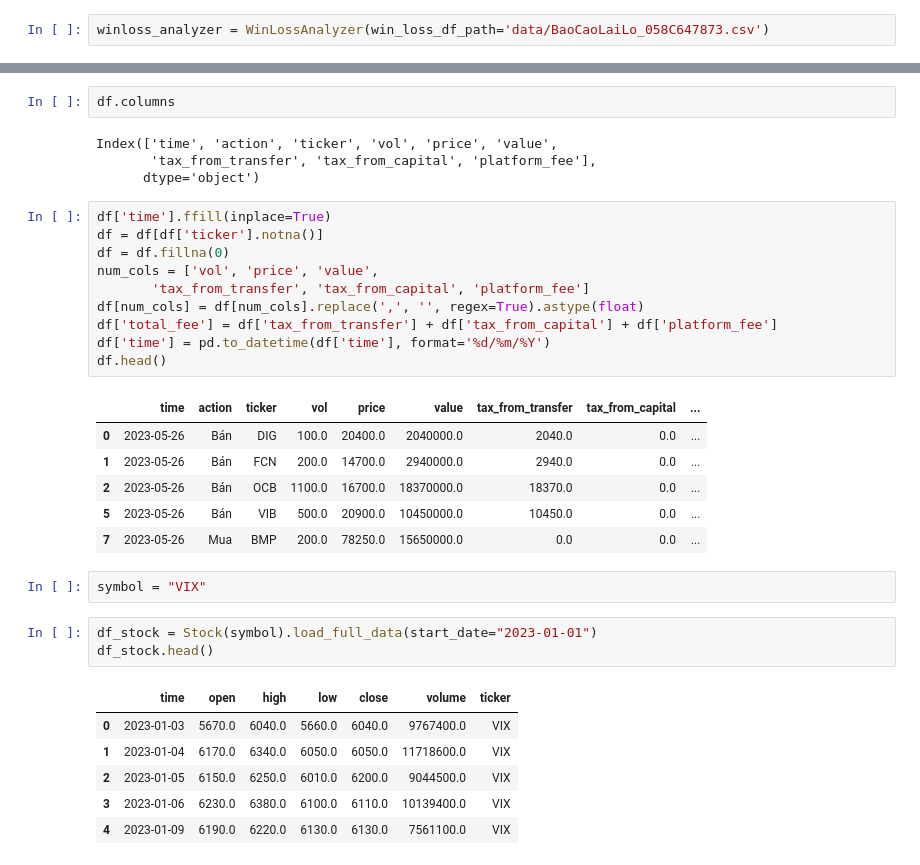
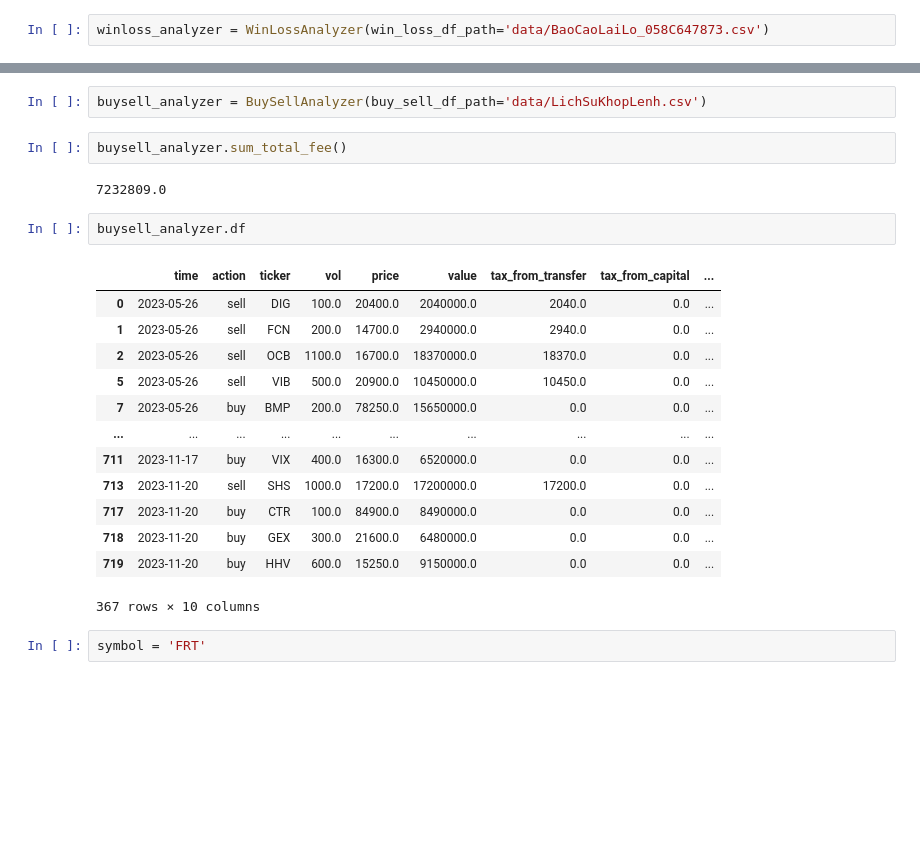
Before and after one commit to mrzaizai2k/stock_price_4_fun, a Jupyter notebook: notebook/trading_record.ipynb, the cells around one changed output, grey strips where cells are left out. Saved outputs shown, nothing was run; the diff lists cells and outputs as text; blank space fills up the shorter version.

```diff
--- a/notebook/trading_record.ipynb
+++ b/notebook/trading_record.ipynb
@@ -61,35 +52,24 @@ df.head()
-# %%
-df.columns
-# %% [output]
-Index(['time', 'action', 'ticker', 'vol', 'price', 'value',
-       'tax_from_transfer', 'tax_from_capital', 'platform_fee'],
-      dtype='object')
-# %%
-df['time'].ffill(inplace=True)
-df = df[df['ticker'].notna()]
-df = df.fillna(0)
-num_cols = ['vol', 'price', 'value',
-       'tax_from_transfer', 'tax_from_capital', 'platform_fee']
-df[num_cols] = df[num_cols].replace(',', '', regex=True).astype(float)
-df['total_fee'] = df['tax_from_transfer'] + df['tax_from_capital'] + df['platform_fee']
-df['time'] = pd.to_datetime(df['time'], format='%d/%m/%Y')
-df.head()
-# %% [output]
-|  | time | action | ticker | vol | price | value | tax_from_transfer | tax_from_capital | ... |
-| 0 | 2023-05-26 | Bán | DIG | 100.0 | 20400.0 | 2040000.0 | 2040.0 | 0.0 | ... |
-| 1 | 2023-05-26 | Bán | FCN | 200.0 | 14700.0 | 2940000.0 | 2940.0 | 0.0 | ... |
-| 2 | 2023-05-26 | Bán | OCB | 1100.0 | 16700.0 | 18370000.0 | 18370.0 | 0.0 | ... |
-| 5 | 2023-05-26 | Bán | VIB | 500.0 | 20900.0 | 10450000.0 | 10450.0 | 0.0 | ... |
-| 7 | 2023-05-26 | Mua | BMP | 200.0 | 78250.0 | 15650000.0 | 0.0 | 0.0 | ... |
+# %%
+buysell_analyzer = BuySellAnalyzer(buy_sell_df_path='data/LichSuKhopLenh.csv')
+# %%
+buysell_analyzer.sum_total_fee()
+# %% [output]
+7232809.0
+# %%
+buysell_analyzer.df
+# %% [output]
+|  | time | action | ticker | vol | price | value | tax_from_transfer | tax_from_capital | ... |
+| 0 | 2023-05-26 | sell | DIG | 100.0 | 20400.0 | 2040000.0 | 2040.0 | 0.0 | ... |
+| 1 | 2023-05-26 | sell | FCN | 200.0 | 14700.0 | 2940000.0 | 2940.0 | 0.0 | ... |
+| 2 | 2023-05-26 | sell | OCB | 1100.0 | 16700.0 | 18370000.0 | 18370.0 | 0.0 | ... |
+| 5 | 2023-05-26 | sell | VIB | 500.0 | 20900.0 | 10450000.0 | 10450.0 | 0.0 | ... |
+| 7 | 2023-05-26 | buy | BMP | 200.0 | 78250.0 | 15650000.0 | 0.0 | 0.0 | ... |
+| ... | ... | ... | ... | ... | ... | ... | ... | ... | ... |
+| 711 | 2023-11-17 | buy | VIX | 400.0 | 16300.0 | 6520000.0 | 0.0 | 0.0 | ... |
+| 713 | 2023-11-20 | sell | SHS | 1000.0 | 17200.0 | 17200000.0 | 17200.0 | 0.0 | ... |
+| 717 | 2023-11-20 | buy | CTR | 100.0 | 84900.0 | 8490000.0 | 0.0 | 0.0 | ... |
+| 718 | 2023-11-20 | buy | GEX | 300.0 | 21600.0 | 6480000.0 | 0.0 | 0.0 | ... |
+| 719 | 2023-11-20 | buy | HHV | 600.0 | 15250.0 | 9150000.0 | 0.0 | 0.0 | ... |
+367 rows × 10 columns
 # %%
-symbol = "VIX"
+symbol = 'FRT'
-# %%
-df_stock = Stock(symbol).load_full_data(start_date="2023-01-01")
-df_stock.head()
-# %% [output]
-|  | time | open | high | low | close | volume | ticker |
-| 0 | 2023-01-03 | 5670.0 | 6040.0 | 5660.0 | 6040.0 | 9767400.0 | VIX |
-| 1 | 2023-01-04 | 6170.0 | 6340.0 | 6050.0 | 6050.0 | 11718600.0 | VIX |
-| 2 | 2023-01-05 | 6150.0 | 6250.0 | 6010.0 | 6200.0 | 9044500.0 | VIX |
-| 3 | 2023-01-06 | 6230.0 | 6380.0 | 6100.0 | 6110.0 | 10139400.0 | VIX |
-| 4 | 2023-01-09 | 6190.0 | 6220.0 | 6130.0 | 6130.0 | 7561100.0 | VIX |
```
Also changed, not shown: parts of 13 cells of this notebook, 3 other files.
